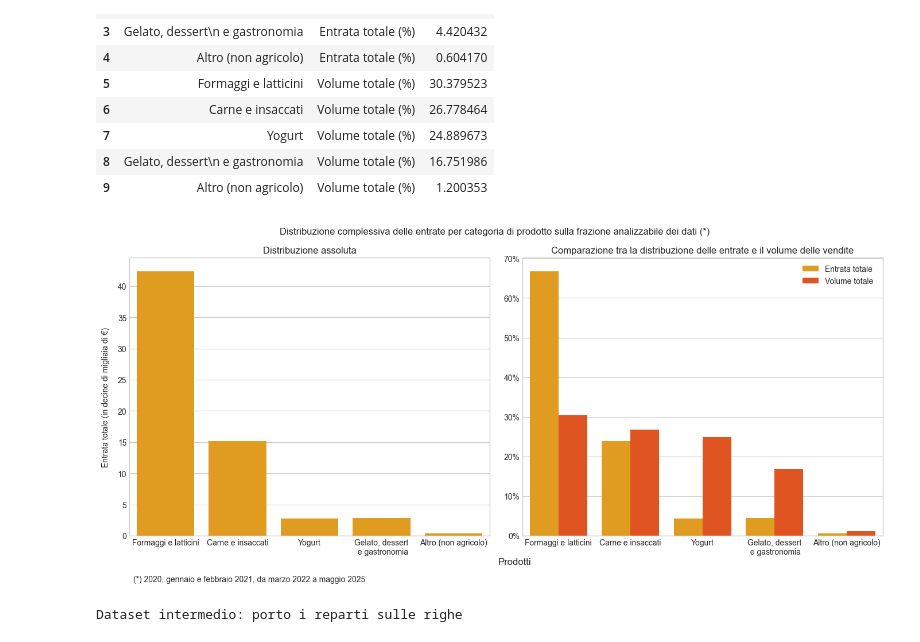
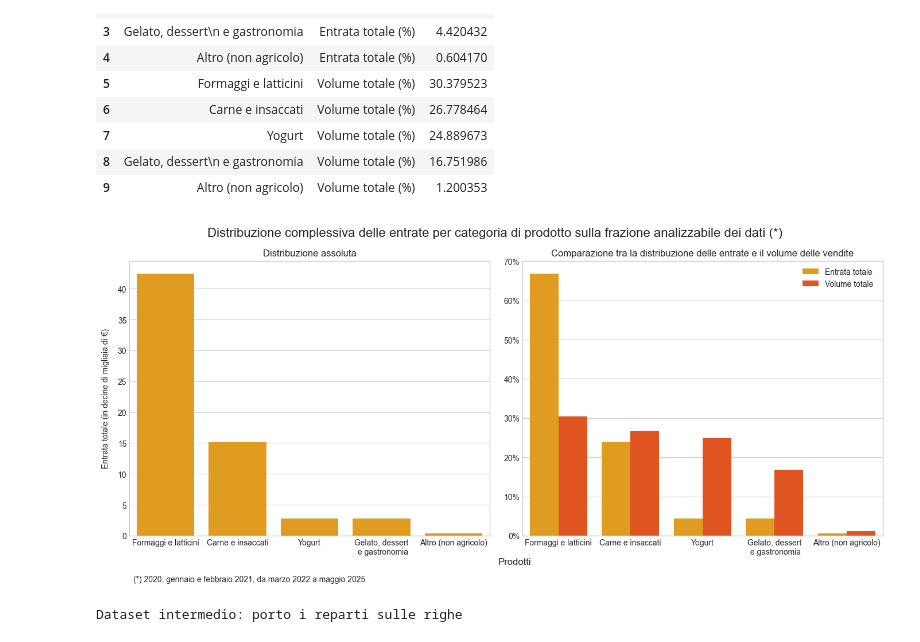
Before and after one commit to panda-with-issues/Fond-Scienze-dei-Dati-progetto, a Jupyter notebook: analisi_corrispettivi_la_di_cjastelan.ipynb, the cells around one changed output. Cells and saved outputs as stored; diff of their text form; code cells hidden in the pictures.

```diff
--- a/analisi_corrispettivi_la_di_cjastelan.ipynb
+++ b/analisi_corrispettivi_la_di_cjastelan.ipynb
@@ -1414,7 +1416,7 @@ fig, axes = plt.subplots(1, 2, figsize=(14, 6))
 abs_ax = axes[0]
 n_ax = axes[1]
 
-fig.suptitle('Distribuzione complessiva delle entrate per categoria di prodotto sulla frazione analizzabile dei dati (*)')
+fig.suptitle('Distribuzione complessiva delle entrate per categoria di prodotto sulla frazione analizzabile dei dati (*)', fontsize=16)
 
 # assoluto
 sns.barplot(data=reparti_sums, x='Prodotti', y='Totale', color=barplot_palette[0], ax=abs_ax)
@@ -1425,34 +1427,34 @@ abs_ax.yaxis.set_major_formatter(plt.FuncFormatter(lambda tick, pos: f'{int(tick
 abs_ax.tick_params(axis='x', labelsize=10)
 
 abs_ax.set_title('Distribuzione assoluta')
 
 # relativo
 sns.barplot(data=reparti_sums_melted, x='Prodotti', y='value', hue='Tipo', palette={'Entrata totale (%)': barplot_palette[0], 'Volume totale (%)': barplot_palette[1]}, ax=n_ax)
 
 n_ax.set_ylabel('')
 n_ax.yaxis.set_major_formatter(plt.FuncFormatter(lambda tick, pos: f'{int(tick)}%'))
 
 n_ax.tick_params(axis='x', labelsize=10)
 
 n_ax.set_title('Comparazione tra la distribuzione delle entrate e il volume delle vendite')
 
 # tolgo il titolo e il simbolo % dalla legenda
 handles, labels = n_ax.get_legend_handles_labels()
 labels = [l[:-3] for l in labels]
 n_ax.legend(handles=handles, labels=labels)
 sns.move_legend(n_ax, "best")
 
 # finto asse x comune
 abs_ax.set_xlabel('')
 n_ax.set_xlabel('')
 fig.text(0.525, 0, 'Prodotti', ha='center', fontsize=12)
 fig.text(0.05, -0.05, '(*) 2020, gennaio e febbraio 2021, da marzo 2022 a maggio 2025')
 
 fig.tight_layout()
 #fig.subplots_adjust(top=0.88)
 plt.show()
 # %% [output]
-[figure, old version]
+[figure, new version]
 # %%
 reparti = corrispettivi_df.copy()
 
```
Also changed, not shown: parts of 13 cells of this notebook.
